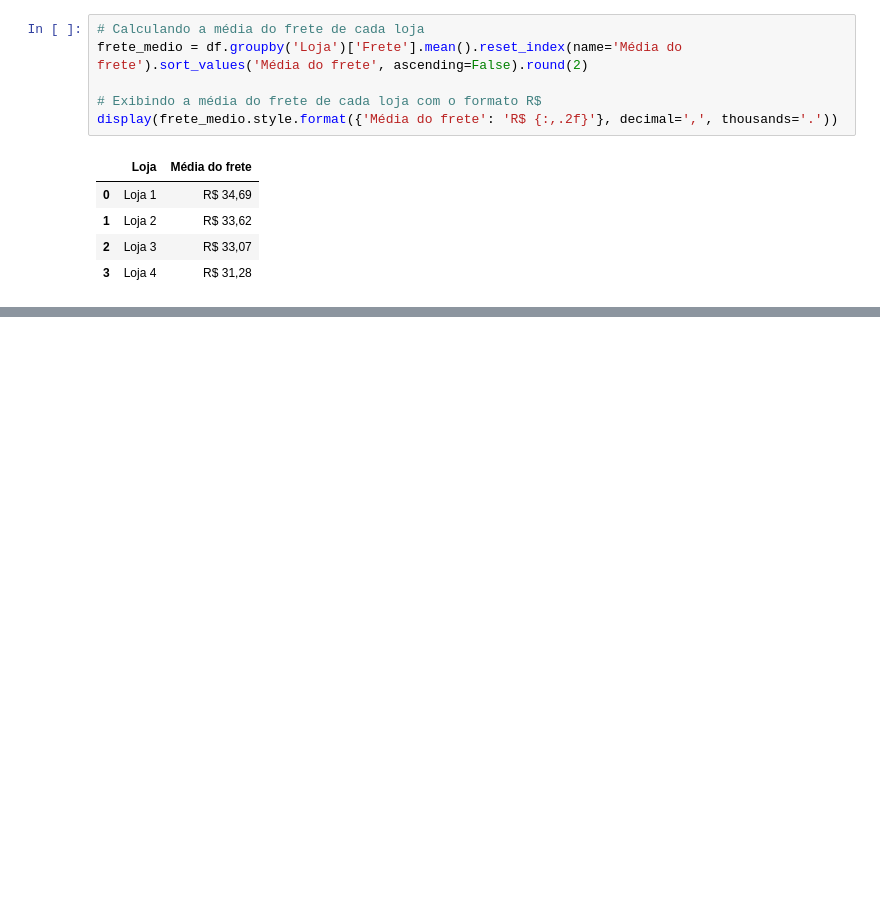
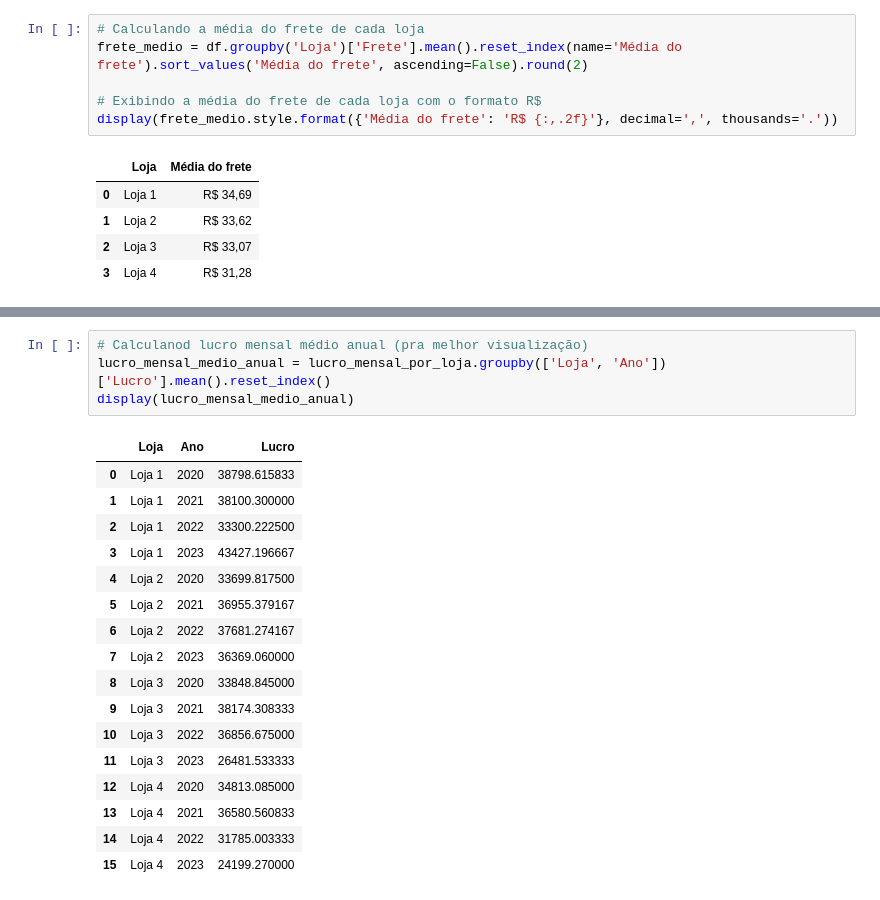
Before and after one commit to lidimoura/challenge1-data-science-Alura-Store, a Jupyter notebook: AluraStoreBrasil.ipynb, the cells around one changed output, grey strips where cells are left out. Drawn from its saved outputs; the diff is of its cells as text; blank space fills up the shorter version.

```diff
--- a/AluraStoreBrasil.ipynb
+++ b/AluraStoreBrasil.ipynb
@@ -559,0 +589,22 @@ plt.show()
+# %%
+# Calculanod lucro mensal médio anual (pra melhor visualização)
+lucro_mensal_medio_anual = lucro_mensal_por_loja.groupby(['Loja', 'Ano'])['Lucro'].mean().reset_index()
+display(lucro_mensal_medio_anual)
+# %% [output]
+|  | Loja | Ano | Lucro |
+| 0 | Loja 1 | 2020 | 38798.615833 |
+| 1 | Loja 1 | 2021 | 38100.300000 |
+| 2 | Loja 1 | 2022 | 33300.222500 |
+| 3 | Loja 1 | 2023 | 43427.196667 |
+| 4 | Loja 2 | 2020 | 33699.817500 |
+| 5 | Loja 2 | 2021 | 36955.379167 |
+| 6 | Loja 2 | 2022 | 37681.274167 |
+| 7 | Loja 2 | 2023 | 36369.060000 |
+| 8 | Loja 3 | 2020 | 33848.845000 |
+| 9 | Loja 3 | 2021 | 38174.308333 |
+| 10 | Loja 3 | 2022 | 36856.675000 |
+| 11 | Loja 3 | 2023 | 26481.533333 |
+| 12 | Loja 4 | 2020 | 34813.085000 |
+| 13 | Loja 4 | 2021 | 36580.560833 |
+| 14 | Loja 4 | 2022 | 31785.003333 |
+| 15 | Loja 4 | 2023 | 24199.270000 |
```
Also changed, not shown: parts of 11 cells of this notebook.
